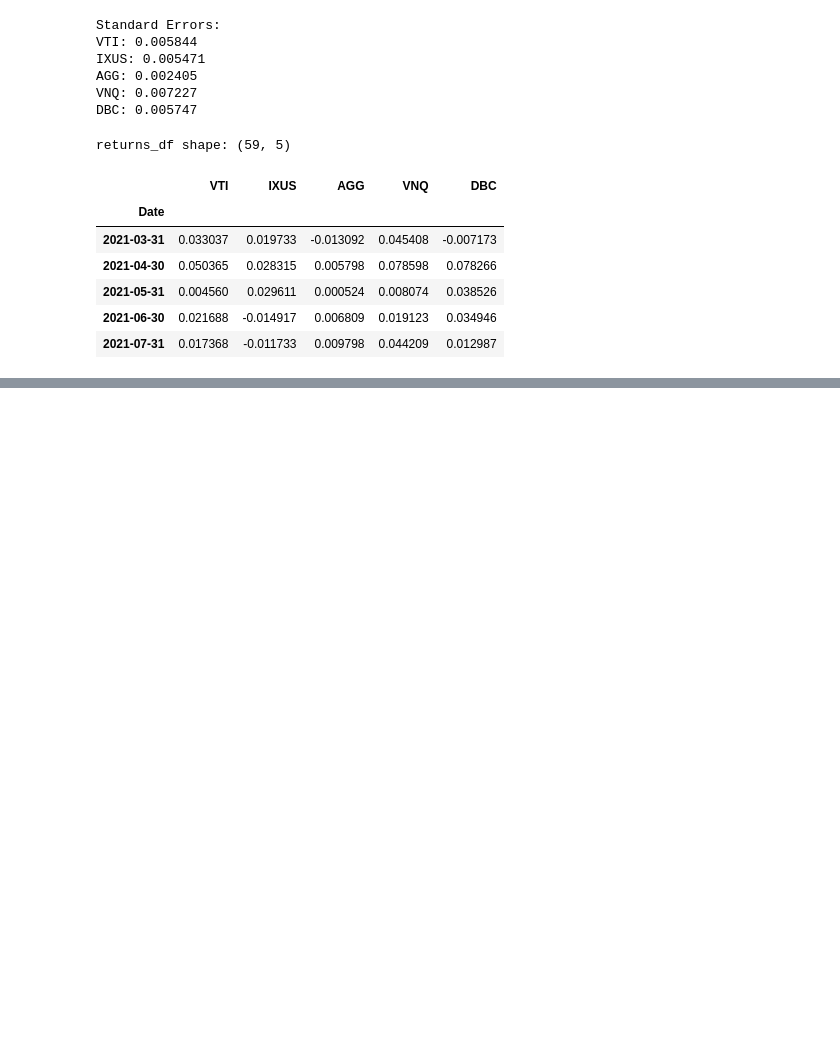
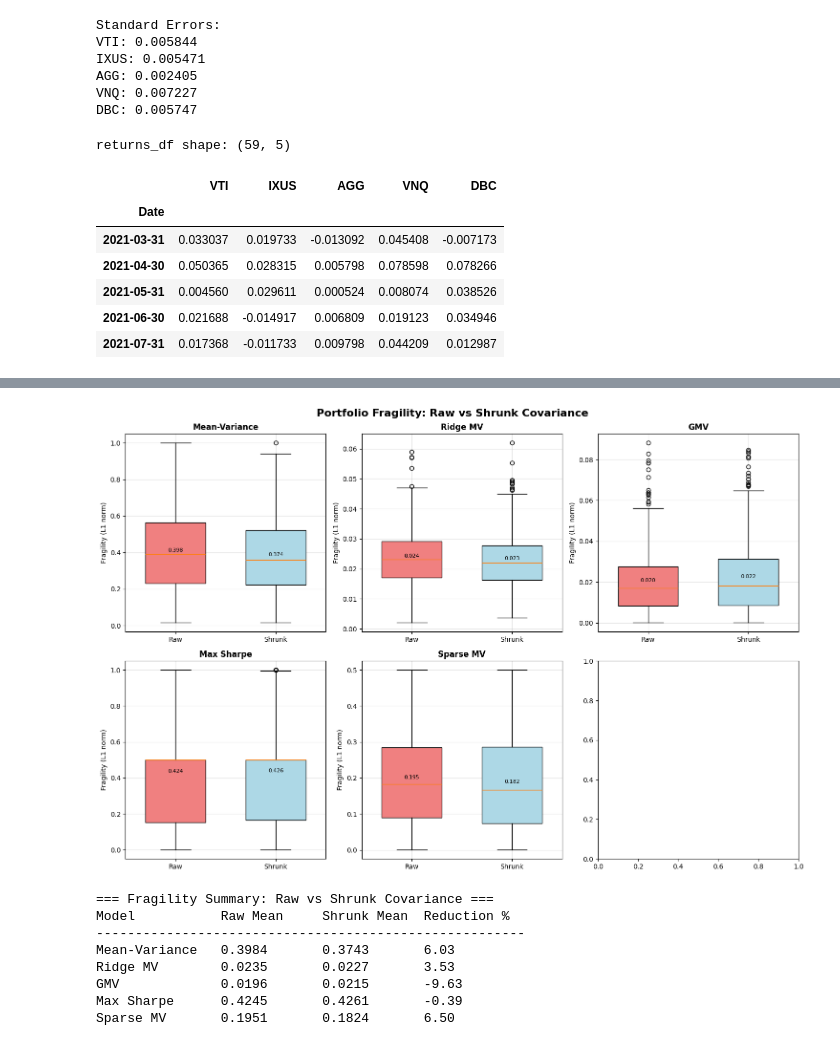
Before and after one commit to robicheau/mathcapstone, a Jupyter notebook: ETF_Portfolio_Optimization_GMV,SPARSE,RIDGE edits.ipynb, the cells around one changed output, grey strips where cells are left out. Saved outputs shown, nothing was run; the diff lists cells and outputs as text; code cells hidden in the pictures; blank space fills up the shorter version.

```diff
--- a/ETF_Portfolio_Optimization_GMV,SPARSE,RIDGE edits.ipynb
+++ b/ETF_Portfolio_Optimization_GMV,SPARSE,RIDGE edits.ipynb
@@ -706,12 +681,6 @@ for k in range(N):
     w_sparse_p = sparse_mv_cvxpy(mu_p, Sigma_p, lam=5.0, tau=0.1)
     frag_sparse_shrunk[k] = fragility_L1(w0_sparse_shrunk, w_sparse_p)
 
-# Risk Parity with shrinkage
-frag_rp_shrunk = np.empty(N)
-for k in range(N):
-    Sigma_p = perturb_Sigma_wishart(Sigma_shrunk, T)
-    w_rp_p = risk_parity(Sigma_p)
-    frag_rp_shrunk[k] = fragility_L1(w0_rp_shrunk, w_rp_p)
 
 # Create side-by-side box plots comparing raw vs shrunk covariance
 fig, axes = plt.subplots(2, 3, figsize=(15, 10))
@@ -723,7 +692,6 @@ models = [
     ('GMV', frag_gmv, frag_gmv_shrunk),
     ('Max Sharpe', frag_sharpe, frag_sharpe_shrunk),
     ('Sparse MV', frag_sparse, frag_sparse_shrunk),
-    ('Risk Parity', frag_rp, frag_rp_shrunk)
 ]
 
 for idx, (name, frag_raw, frag_shrunk) in enumerate(models):
@@ -737,31 +705,41 @@ for idx, (name, frag_raw, frag_shrunk) in enumerate(models):
                      patch_artist=True,
                      widths=0.6)
 
     # Color the boxes
     colors = ['lightcoral', 'lightblue']
     for patch, color in zip(bp['boxes'], colors):
         patch.set_facecolor(color)
 
     ax.set_title(name, fontweight='bold')
     ax.set_ylabel('Fragility (L1 norm)')
     ax.grid(True, alpha=0.3)
 
     # Add mean values as text
     mean_raw = np.mean(frag_raw)
     mean_shrunk = np.mean(frag_shrunk)
     ax.text(1, mean_raw, f'{mean_raw:.3f}', ha='center', va='bottom', fontsize=8)
     ax.text(2, mean_shrunk, f'{mean_shrunk:.3f}', ha='center', va='bottom', fontsize=8)
 
 plt.tight_layout()
 plt.show()
 
 # Optional: Print summary statistics
 print("\n=== Fragility Summary: Raw vs Shrunk Covariance ===")
 print(f"{'Model':<15} {'Raw Mean':<12} {'Shrunk Mean':<12} {'Reduction %':<12}")
 print("-" * 55)
 for name, frag_raw, frag_shrunk in models:
     mean_raw = np.mean(frag_raw)
     mean_shrunk = np.mean(frag_shrunk)
     reduction = (mean_raw - mean_shrunk) / mean_raw * 100
     print(f"{name:<15} {mean_raw:<12.4f} {mean_shrunk:<12.4f} {reduction:<12.2f}")
+# %% [output]
+[figure, added]
+=== Fragility Summary: Raw vs Shrunk Covariance ===
+Model           Raw Mean     Shrunk Mean  Reduction %
+-------------------------------------------------------
+Mean-Variance   0.3984       0.3743       6.03
+Ridge MV        0.0235       0.0227       3.53
+GMV             0.0196       0.0215       -9.63
+Max Sharpe      0.4245       0.4261       -0.39
+Sparse MV       0.1951       0.1824       6.50
 # %%
```
Also changed, not shown: parts of 11 cells of this notebook.
